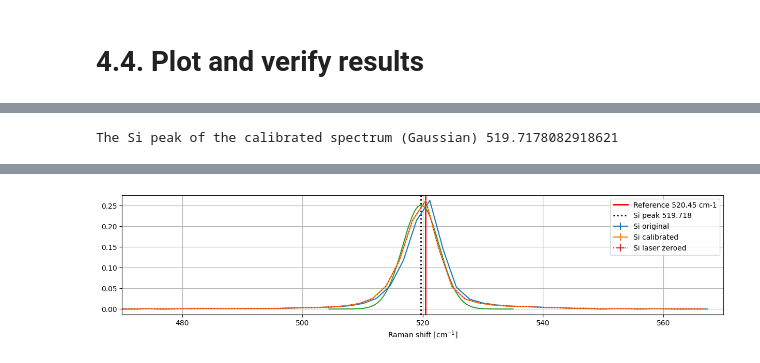
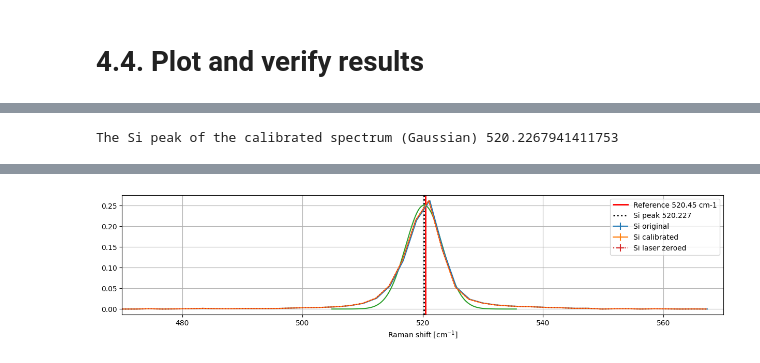
Before and after one commit to h2020charisma/ramanchada2, a Jupyter notebook: examples/publication/demo.ipynb, the cells around one changed output, grey strips where cells are left out. Cells and saved outputs as stored; diff of their text form; code cells hidden in the pictures.

Commit message:
use position (mode) instead of center (mean)

```diff
--- a/examples/publication/demo.ipynb
+++ b/examples/publication/demo.ipynb
@@ -406,10 +433,12 @@ ax.axvline(x=520.45, color='red', linestyle='-', linewidth=2, label="Reference 5
 fitres.plot(ax=ax,label="fit res")
 spe_test.plot(ax=ax,label="Si laser zeroed", fmt=":")
 df = fitres.to_dataframe_peaks().sort_values(by="height",ascending=False)
-print("The Si peak of the calibrated spectrum (Gaussian)", df.iloc[0]["center"])
-ax.axvline(x=df.iloc[0]["center"], color='black', linestyle=':', linewidth=2, label="Si peak {:.3f}".format(df.iloc[0]["center"]))
+display(df)
+field = "center"
+print("The Si peak of the calibrated spectrum (Gaussian)", df.iloc[0][field])
+ax.axvline(x=df.iloc[0][field], color='black', linestyle=':', linewidth=2, label="Si peak {:.3f}".format(df.iloc[0][field]))
 #cand.plot(ax=ax,label="candidates")
 ax.legend()
 ax.grid()
-df.head()
+# df.head()
 # %% [output]
@@ -416 +447 @@ df.head()
-The Si peak of the calibrated spectrum (Gaussian) 519.7178082918621
+The Si peak of the calibrated spectrum (Gaussian) 520.2267941411753
@@ -419,4 +448,4 @@ The Si peak of the calibrated spectrum (Gaussian) 519.7178082918621
-[figure, old version]
+[figure, new version]
 # %%
 # let's check the Si peak with Pearson4 profile
 si_peak = 520.45
```
Also changed, not shown: parts of 15 cells of this notebook.
